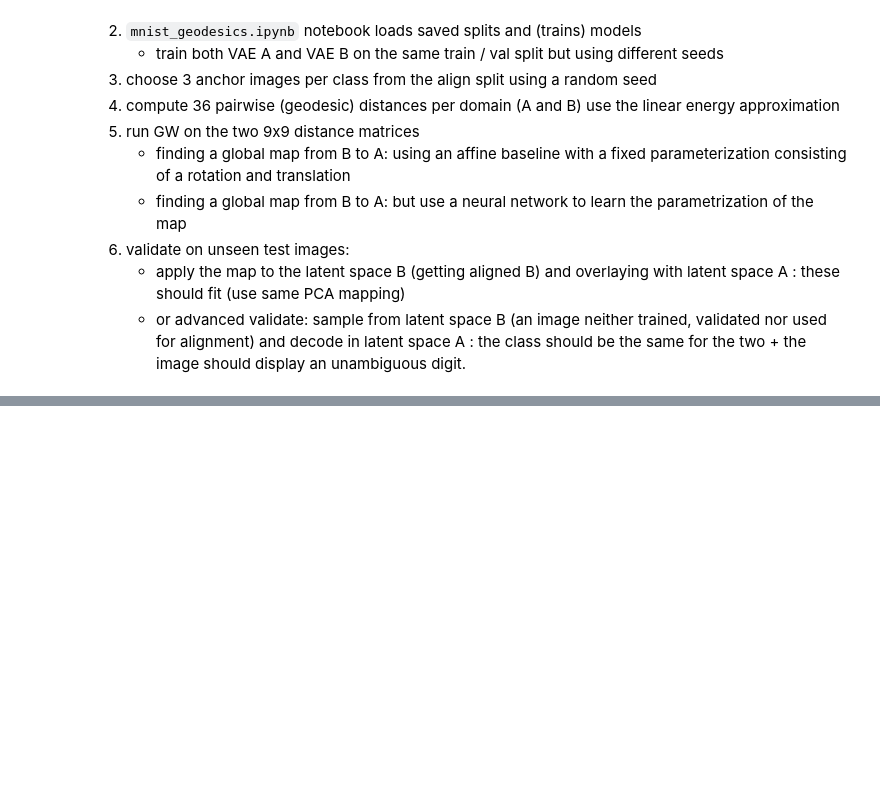
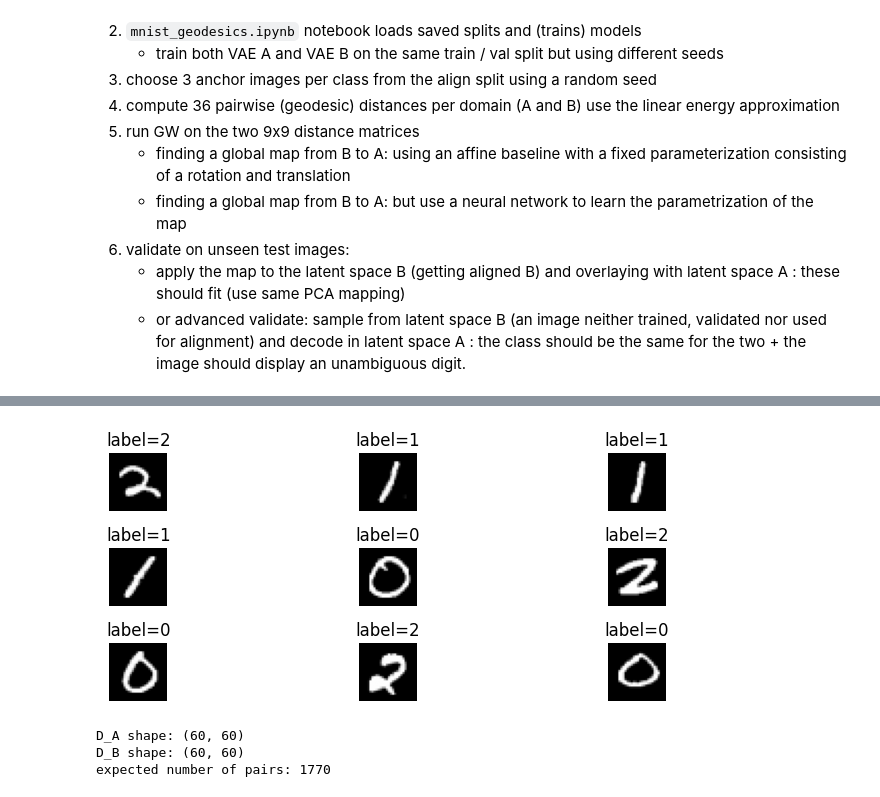
Before and after one commit to johannefranck/unpaired-latent-space-alignment, a Jupyter notebook: mnist_geodesics.ipynb, the cells around one changed output, grey strips where cells are left out. Saved outputs shown, nothing was run; the diff lists cells and outputs as text; code cells hidden in the pictures; blank space fills up the shorter version.

```diff
--- a/mnist_geodesics.ipynb
+++ b/mnist_geodesics.ipynb
@@ -98,0 +162,39 @@ fixed_points_A = []
+# %%
+plt.figure(figsize=(15, 5))
+for i in range(len(anchor_indices)):
+    plt.subplot(3, 3, i + 1)
+    plt.imshow(xA_anchor[i, 0], cmap="gray")
+    plt.title(f"label={int(y_anchor[i])}")
+    plt.axis("off")
+plt.tight_layout()
+plt.show()
+# %% [output]
+[figure, added]
+# %%
+# compute geodesics:
+num_segments = 20
+
+D_A = pairwise_geodesic_distances(
+    vaeA,
+    zA_anchor,
+    num_segments=num_segments,
+    device=device,
+)
+
+D_B = pairwise_geodesic_distances( # this uses the decoder of the VAE B...
+    vaeB,
+    zB_anchor,
+    num_segments=num_segments,
+    device=device,
+)
+
+D_A_euclid = squareform(pdist(zA_anchor.numpy(), metric="euclidean"))
+D_B_euclid = squareform(pdist(zB_anchor.numpy(), metric="euclidean"))
+
+print("D_A shape:", D_A.shape)
+print("D_B shape:", D_B.shape)
+print("expected number of pairs:", number_of_pairwise_distances(len(zA_anchor)))
+# %% [output]
+D_A shape: (60, 60)
+D_B shape: (60, 60)
+expected number of pairs: 1770
```
Also changed, not shown: parts of 30 cells of this notebook, 4 other files.
